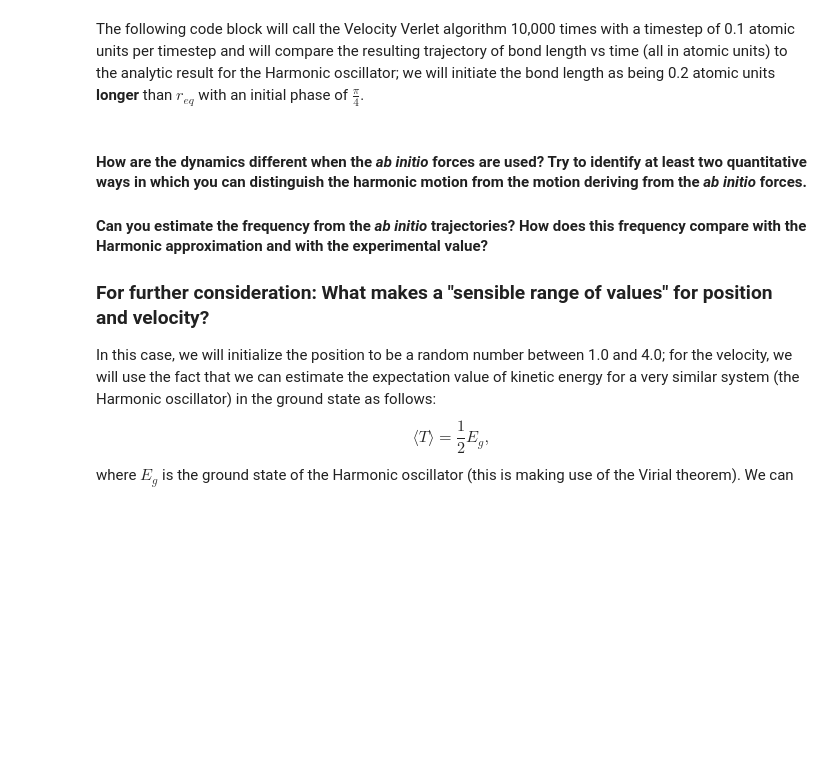
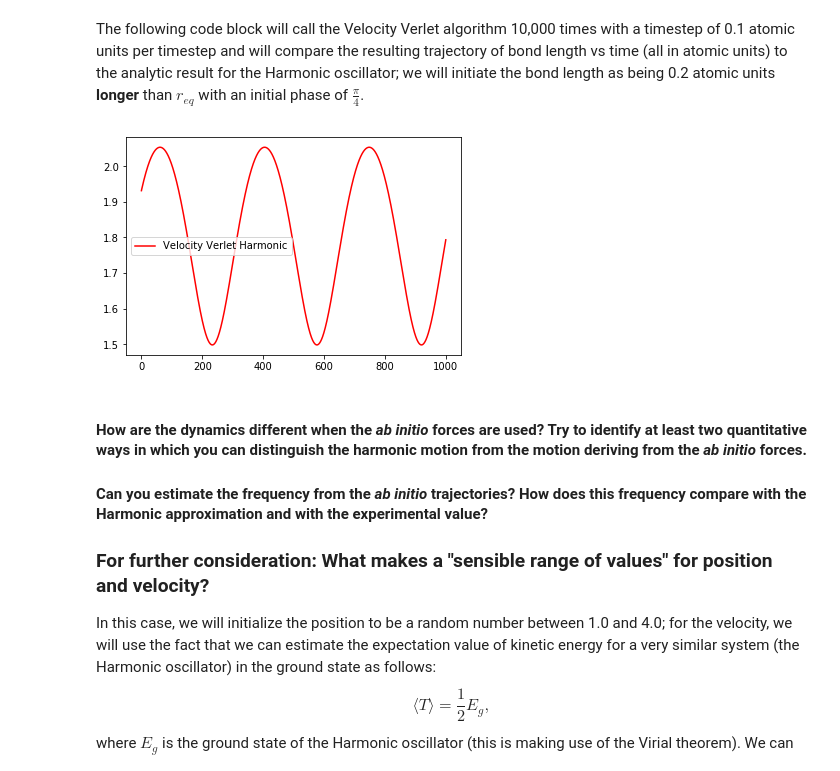
Before and after one commit to Chem6004/Penny, a Jupyter notebook: Computational_Lab_3.ipynb, the cells around one changed output. Cells and saved outputs as stored; diff of their text form; code cells hidden in the pictures; blank space fills up the shorter version.

```diff
--- a/Computational_Lab_3.ipynb
+++ b/Computational_Lab_3.ipynb
@@ -246,10 +263,14 @@ We will create a function called Velocity_Verlet that takes the arguments r_curr
 # %%
 ''' Velocity Verlet function goes in this cell! '''
 def Velocity_Verlet(r_curr, v_curr, mu, force_spline, dt):
+    a_curr = -1*Force_spline(r_curr)/mu
+    r_fut = r_curr + v_curr*dt + 0.5*a_curr*dt**2
+    a_fut = -1*Force_spline(r_fut)/mu
+    v_fut = v_curr + 0.5*(a_curr + a_fut)*dt
 
     ### Velocity Verlet function will compute r_new and v_new,
     ### and return them in a list!
-    return [r_new, v_new]
+    return [r_fut, v_fut]
 # %% [markdown]
 ### Validating Velocity-Verlet algorithm with the Harmonic Oscillator
 Newton's equation of motion can be solved analytically for the Harmonic oscillator, and we can use this fact to validate our Velocity-Verlet algorithm (which provides an *approximate* solution to Newton's equation of motion for arbitrary potentials).  That is,
@@ -305,36 +326,38 @@ hv_vs_t[0] = v0
 ### We need a spline object for the harmonic force to pass to the Velocity Verlet algorithm,
 ### let's get that now!
 
 ### spline for Harmonic potential using RHF_k
 Harm_Pot_spline = InterpolatedUnivariateSpline(r_fine, Harm_Pot, k=3)
 ### RHF harmonic force
 Harm_Force = Harm_Pot_spline.derivative()
 
 
 ### first Velocity Verlet update
 result_array = Velocity_Verlet(hr_vs_t[0], hv_vs_t[0], mu, Force_spline, dt)
 ### first analytic result
-ar_vs_t[0] = harmonic_position(om, Amp, np.pi/4, Req, 0)
+#ar_vs_t[0] = harmonic_position(om, Amp, np.pi/4, Req, 0)
 ### do the update N_update-1 more times
 for i in range(1,N_updates):
     ### store current time
     t_array[i] = dt*i
     ### Compute VV update using ab initio Force
     result_array = Velocity_Verlet(result_array[0], result_array[1], mu, Force_spline, dt)
     ### Compute VV update using Harmonic model Force
     #result_array = Velocity_Verlet(result_array[0], result_array[1], mu, Harm_Force, dt)
     ### store results from VV update
     hr_vs_t[i] = result_array[0]
     hv_vs_t[i] = result_array[1]
     ### compute and store results from analytic solution
-    ar_vs_t[i] = harmonic_position(om, Amp, np.pi/4, Req, dt*i)
+    #ar_vs_t[i] = harmonic_position(om, Amp, np.pi/4, Req, dt*i)
 
 ### Plot result and compare!
 #plt.plot(hr_vs_t, mu*hv_vs_t, 'red', label="Velocity Verlet")
 plt.plot(t_array, hr_vs_t, 'red', label="Velocity Verlet Harmonic")
-plt.plot(t_array, ar_vs_t, 'b--', label="Analytic Harmonic")
+#plt.plot(t_array, ar_vs_t, 'b--', label="Analytic Harmonic")
 plt.legend()
 plt.show()
+# %% [output]
+[figure, added]
 # %% [markdown]
 #### How are the dynamics different when the *ab* *initio* forces are used?  Try to identify at least two quantitative ways in which you can distinguish the harmonic motion from the motion deriving from the *ab* *initio* forces.
 
```
Also changed, not shown: parts of 5 cells of this notebook.
